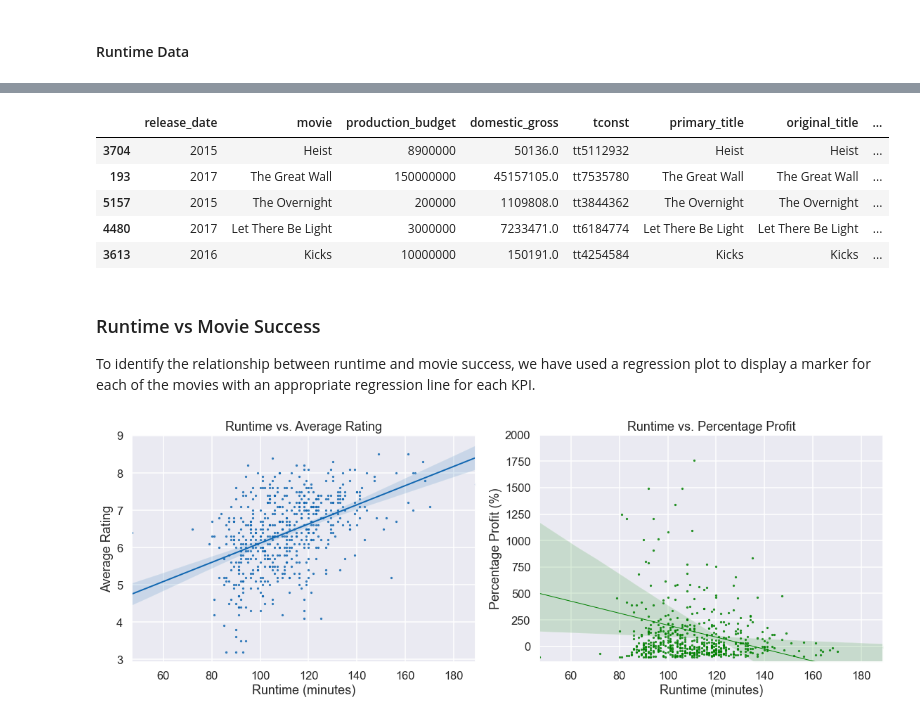
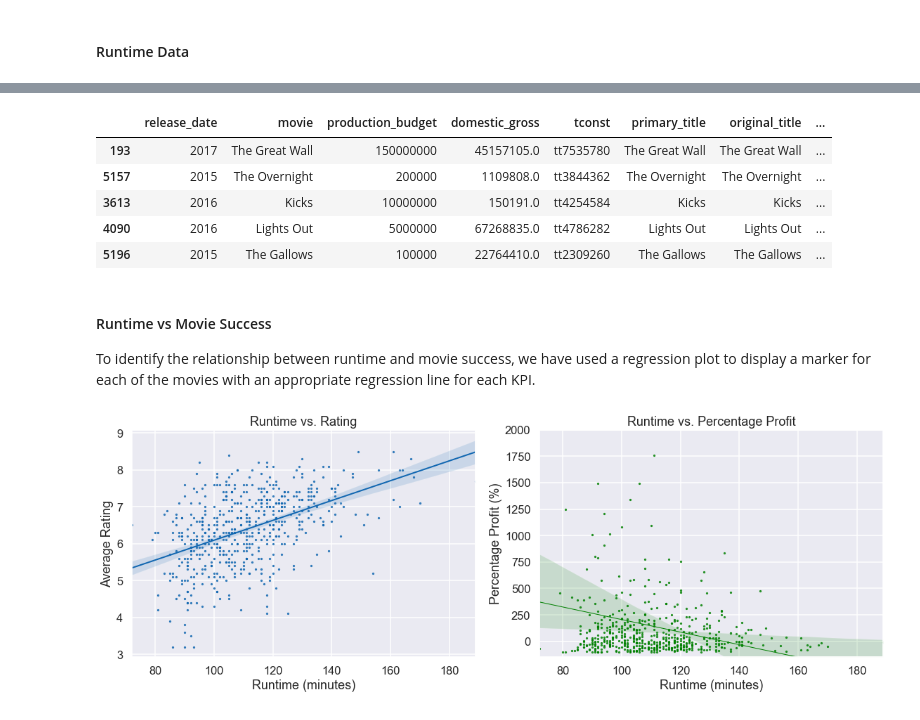
Before and after one commit to ds-papes/dsc-phase-1-project, a Jupyter notebook: dsc-phase1-project-final.ipynb, the cells around one changed output, grey strips where cells are left out. Cells and saved outputs as stored; diff of their text form; code cells hidden in the pictures.

```diff
--- a/dsc-phase1-project-final.ipynb
+++ b/dsc-phase1-project-final.ipynb
@@ -232,0 +250,11 @@ merged_df.head()
+# %%
+# Sort values by number of votes in preparation of dropping duplicates with
+# lower vote count
+
+merged_df.sort_values('numvotes', ascending=False, inplace=True)
+
+# Drop duplicated movie with lower vote count
+
+merged_df.drop_duplicates(subset=['movie', 'release_date'], inplace=True)
+
+merged_df.head()
@@ -565,39 +646,39 @@ runtime_df = runtime_df.sort_values('runtime_minutes')
 runtime_df.head()
 # %% [output]
 |  | release_date | movie | production_budget | domestic_gross | tconst | primary_title | original_title | ... |
-| 3704 | 2015 | Heist | 8900000 | 50136.0 | tt5112932 | Heist | Heist | ... |
 | 193 | 2017 | The Great Wall | 150000000 | 45157105.0 | tt7535780 | The Great Wall | The Great Wall | ... |
 | 5157 | 2015 | The Overnight | 200000 | 1109808.0 | tt3844362 | The Overnight | The Overnight | ... |
-| 4480 | 2017 | Let There Be Light | 3000000 | 7233471.0 | tt6184774 | Let There Be Light | Let There Be Light | ... |
 | 3613 | 2016 | Kicks | 10000000 | 150191.0 | tt4254584 | Kicks | Kicks | ... |
+| 4090 | 2016 | Lights Out | 5000000 | 67268835.0 | tt4786282 | Lights Out | Lights Out | ... |
+| 5196 | 2015 | The Gallows | 100000 | 22764410.0 | tt2309260 | The Gallows | The Gallows | ... |
 # %% [markdown]
-### Runtime vs Movie Success
+#### Runtime vs Movie Success
 
 To identify the relationship between runtime and movie success, we have used a regression plot to display a marker for each of the movies with an appropriate regression line for each KPI.
 # %%
 # Plot runtime minutes vs averagerating on regression scatter plot
 
 fig, axes = plt.subplots(ncols=2, figsize=(16,6))
 
 sns.regplot(x="runtime_minutes", y="averagerating", color='#1167b1',
             data=runtime_df, ax=axes[0], fit_reg=True, scatter_kws={'s':5},
             line_kws={"lw":2})
 
-axes[0].set_title('Runtime vs. Average Rating')
+axes[0].set_title('Runtime vs. Rating')
 axes[0].set_xlabel('Runtime (minutes)')
 axes[0].set_ylabel('Average Rating')
 
 # Plot runtime minutes vs percent profit on regression scatter plot
 
 sns.regplot(x="runtime_minutes", y="% profit", color='green',
             data=runtime_df, ax=axes[1], fit_reg=True, scatter_kws={'s':5},
             line_kws={"lw":1})
 
 axes[1].set_title('Runtime vs. Percentage Profit')
 axes[1].set_xlabel('Runtime (minutes)')
 axes[1].set_ylabel('Percentage Profit (%)')
 axes[1].set_ylim([-150, 2000])
 
 plt.tight_layout();
 # %% [output]
-[figure, old version]
+[figure, new version]
```
Also changed, not shown: parts of 40 cells of this notebook, 10 other files.
